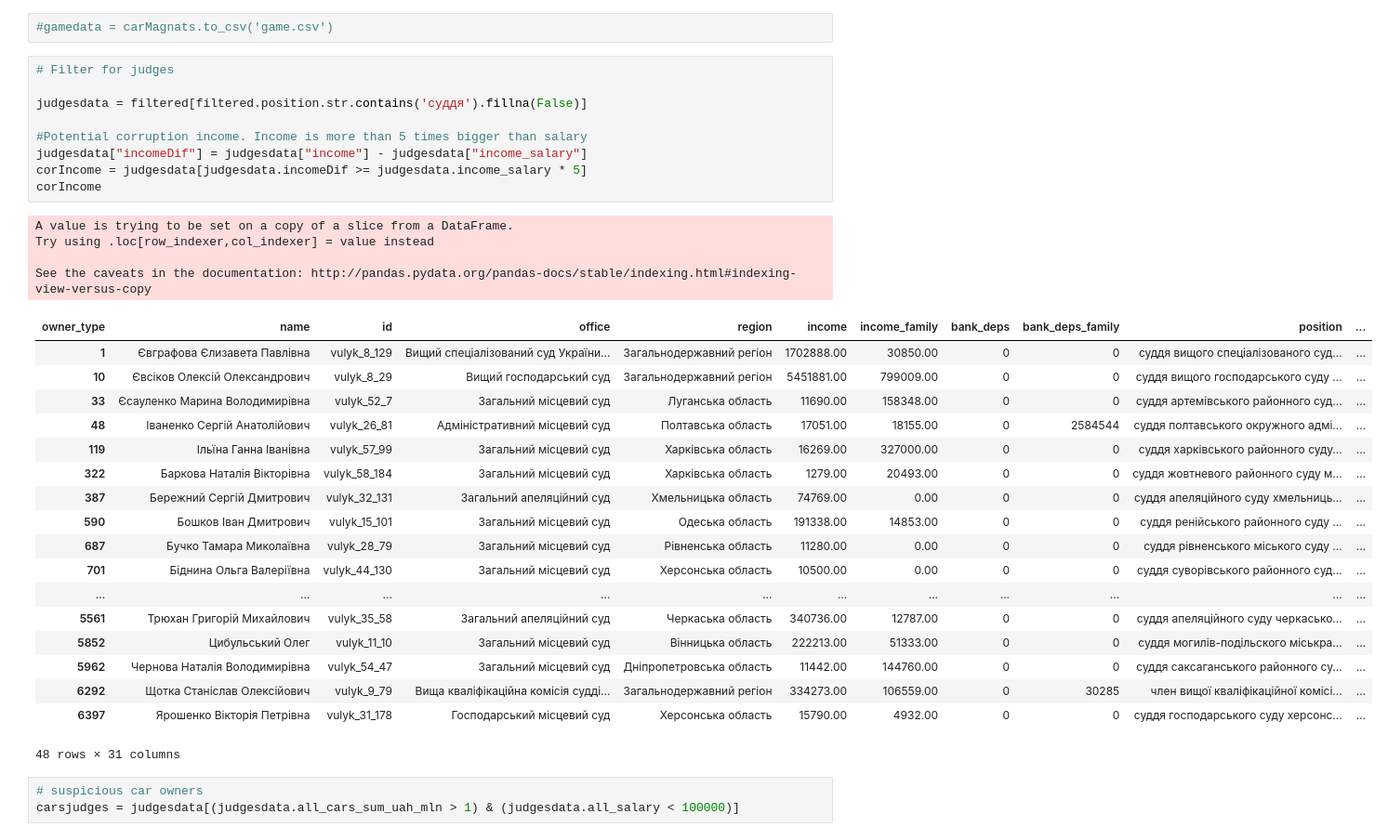
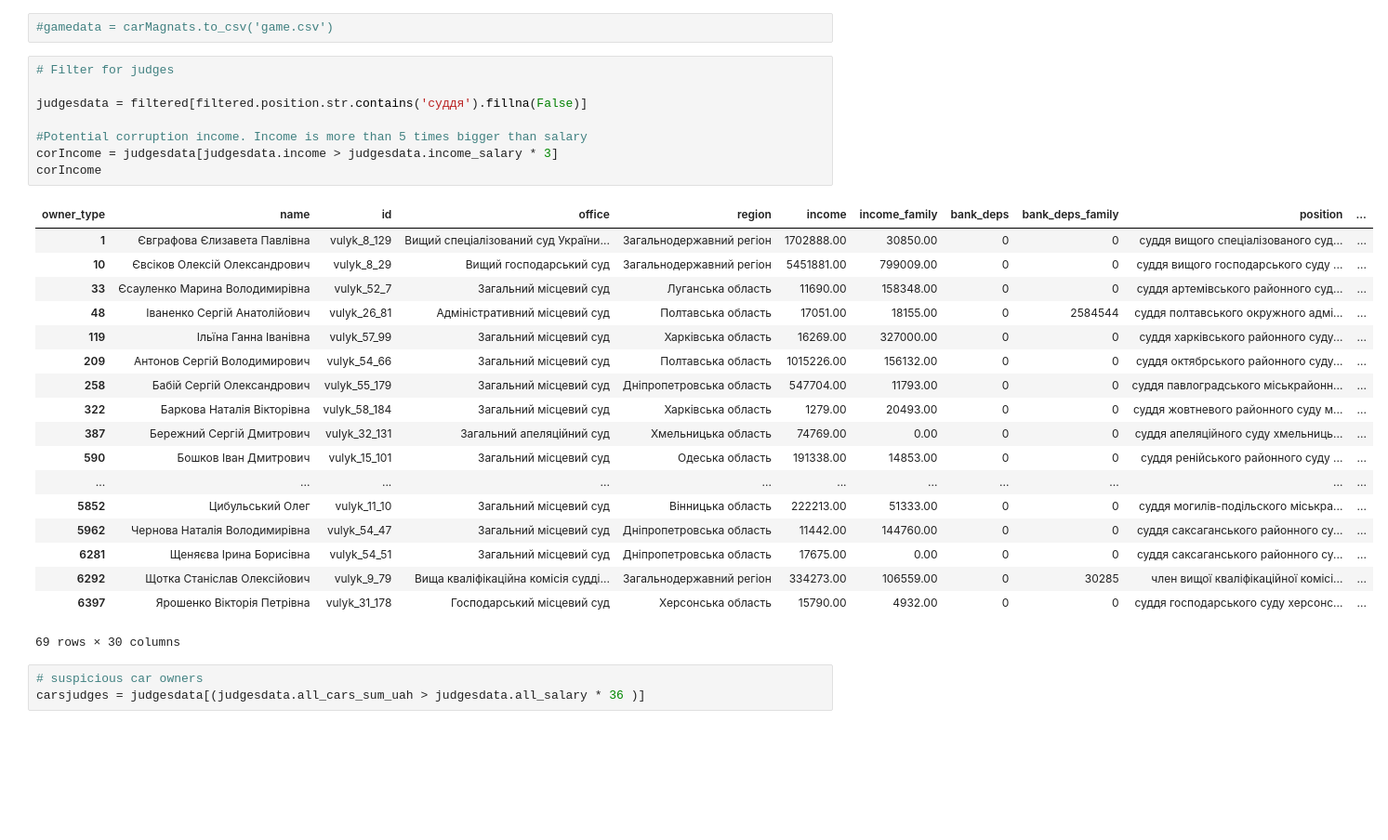
Before and after one commit to yarynam/texty_declaration_game, a Jupyter notebook: Cars_update.ipynb, the cells around one changed output. Shown at 93% size. Saved outputs shown, nothing was run; the diff lists cells and outputs as text; blank space fills up the shorter version.

```diff
--- a/Cars_update.ipynb
+++ b/Cars_update.ipynb
@@ -228,37 +228,32 @@ carMagnats
 # %%
 # Filter for judges
 
 judgesdata = filtered[filtered.position.str.contains('суддя').fillna(False)]
 
 #Potential corruption income. Income is more than 5 times bigger than salary
-judgesdata["incomeDif"] = judgesdata["income"] - judgesdata["income_salary"]
-corIncome = judgesdata[judgesdata.incomeDif >= judgesdata.income_salary * 5]
+corIncome = judgesdata[judgesdata.income > judgesdata.income_salary * 3]
 corIncome
 # %% [output]
+| owner_type | name | id | office | region | income | income_family | bank_deps | bank_deps_family | position | ... |
+| 1 | Євграфова Єлизавета Павлівна | vulyk_8_129 | Вищий спецiалiзований суд України... | Загальнодержавний регіон | 1702888.00 | 30850.00 | 0 | 0 | суддя вищого спеціалізованого суд... | ... |
+| 10 | Євсіков Олексій Олександрович | vulyk_8_29 | Вищий господарський суд | Загальнодержавний регіон | 5451881.00 | 799009.00 | 0 | 0 | суддя вищого господарського суду ... | ... |
+| 33 | Єсауленко Марина Володимирівна | vulyk_52_7 | Загальний місцевий суд | Луганська область | 11690.00 | 158348.00 | 0 | 0 | суддя артемівського районного суд... | ... |
+| 48 | Іваненко Сергій Анатолійович | vulyk_26_81 | Адміністративний місцевий суд | Полтавська область | 17051.00 | 18155.00 | 0 | 2584544 | суддя полтавського окружного адмі... | ... |
+| 119 | Ільїна Ганна Іванівна | vulyk_57_99 | Загальний місцевий суд | Харківська область | 16269.00 | 327000.00 | 0 | 0 | суддя харківського районного суду... | ... |
+| 209 | Антонов Сергій Володимирович | vulyk_54_66 | Загальний місцевий суд | Полтавська область | 1015226.00 | 156132.00 | 0 | 0 | суддя октябрського районного суду... | ... |
+| 258 | Бабій Сергій Олександрович | vulyk_55_179 | Загальний місцевий суд | Дніпропетровська область | 547704.00 | 11793.00 | 0 | 0 | суддя павлоградського міськрайонн... | ... |
+| 322 | Баркова Наталія Вікторівна | vulyk_58_184 | Загальний місцевий суд | Харківська область | 1279.00 | 20493.00 | 0 | 0 | суддя жовтневого районного суду м... | ... |
+| 387 | Бережний Сергій Дмитрович | vulyk_32_131 | Загальний апеляційний суд | Хмельницька область | 74769.00 | 0.00 | 0 | 0 | суддя апеляційного суду хмельниць... | ... |
+| 590 | Бошков Іван Дмитрович | vulyk_15_101 | Загальний місцевий суд | Одеська область | 191338.00 | 14853.00 | 0 | 0 | суддя ренійського районного суду ... | ... |
+| ... | ... | ... | ... | ... | ... | ... | ... | ... | ... | ... |
+| 5852 | Цибульський Олег | vulyk_11_10 | Загальний місцевий суд | Вінницька область | 222213.00 | 51333.00 | 0 | 0 | суддя могилів-подільского міськра... | ... |
+| 5962 | Чернова Наталія Володимирівна | vulyk_54_47 | Загальний місцевий суд | Дніпропетровська область | 11442.00 | 144760.00 | 0 | 0 | суддя саксаганського районного су... | ... |
+| 6281 | Щеняєва Ірина Борисівна | vulyk_54_51 | Загальний місцевий суд | Дніпропетровська область | 17675.00 | 0.00 | 0 | 0 | суддя саксаганського районного су... | ... |
+| 6292 | Щотка Станіслав Олексійович | vulyk_9_79 | Вища кваліфікаційна комісія судді... | Загальнодержавний регіон | 334273.00 | 106559.00 | 0 | 30285 | член вищої кваліфікаційної комісі... | ... |
+| 6397 | Ярошенко Вікторія Петрівна | vulyk_31_178 | Господарський місцевий суд | Херсонська область | 15790.00 | 4932.00 | 0 | 0 | суддя господарського суду херсонс... | ... |
-A value is trying to be set on a copy of a slice from a DataFrame.
-Try using .loc[row_indexer,col_indexer] = value instead
-
-See the caveats in the documentation: http://pandas.pydata.org/pandas-docs/stable/indexing.html#indexing-view-versus-copy
+69 rows × 30 columns
-| owner_type | name | id | office | region | income | income_family | bank_deps | bank_deps_family | position | ... |
-| 1 | Євграфова Єлизавета Павлівна | vulyk_8_129 | Вищий спецiалiзований суд України... | Загальнодержавний регіон | 1702888.00 | 30850.00 | 0 | 0 | суддя вищого спеціалізованого суд... | ... |
-| 10 | Євсіков Олексій Олександрович | vulyk_8_29 | Вищий господарський суд | Загальнодержавний регіон | 5451881.00 | 799009.00 | 0 | 0 | суддя вищого господарського суду ... | ... |
-| 33 | Єсауленко Марина Володимирівна | vulyk_52_7 | Загальний місцевий суд | Луганська область | 11690.00 | 158348.00 | 0 | 0 | суддя артемівського районного суд... | ... |
-| 48 | Іваненко Сергій Анатолійович | vulyk_26_81 | Адміністративний місцевий суд | Полтавська область | 17051.00 | 18155.00 | 0 | 2584544 | суддя полтавського окружного адмі... | ... |
-| 119 | Ільїна Ганна Іванівна | vulyk_57_99 | Загальний місцевий суд | Харківська область | 16269.00 | 327000.00 | 0 | 0 | суддя харківського районного суду... | ... |
-| 322 | Баркова Наталія Вікторівна | vulyk_58_184 | Загальний місцевий суд | Харківська область | 1279.00 | 20493.00 | 0 | 0 | суддя жовтневого районного суду м... | ... |
-| 387 | Бережний Сергій Дмитрович | vulyk_32_131 | Загальний апеляційний суд | Хмельницька область | 74769.00 | 0.00 | 0 | 0 | суддя апеляційного суду хмельниць... | ... |
-| 590 | Бошков Іван Дмитрович | vulyk_15_101 | Загальний місцевий суд | Одеська область | 191338.00 | 14853.00 | 0 | 0 | суддя ренійського районного суду ... | ... |
-| 687 | Бучко Тамара Миколаївна | vulyk_28_79 | Загальний місцевий суд | Рівненська область | 11280.00 | 0.00 | 0 | 0 | суддя рівненського міського суду ... | ... |
-| 701 | Біднина Ольга Валеріївна | vulyk_44_130 | Загальний місцевий суд | Херсонська область | 10500.00 | 0.00 | 0 | 0 | суддя суворівського районного суд... | ... |
-| ... | ... | ... | ... | ... | ... | ... | ... | ... | ... | ... |
-| 5561 | Трюхан Григорій Михайлович | vulyk_35_58 | Загальний апеляційний суд | Черкаська область | 340736.00 | 12787.00 | 0 | 0 | суддя апеляційного суду черкасько... | ... |
-| 5852 | Цибульський Олег | vulyk_11_10 | Загальний місцевий суд | Вінницька область | 222213.00 | 51333.00 | 0 | 0 | суддя могилів-подільского міськра... | ... |
-| 5962 | Чернова Наталія Володимирівна | vulyk_54_47 | Загальний місцевий суд | Дніпропетровська область | 11442.00 | 144760.00 | 0 | 0 | суддя саксаганського районного су... | ... |
-| 6292 | Щотка Станіслав Олексійович | vulyk_9_79 | Вища кваліфікаційна комісія судді... | Загальнодержавний регіон | 334273.00 | 106559.00 | 0 | 30285 | член вищої кваліфікаційної комісі... | ... |
-| 6397 | Ярошенко Вікторія Петрівна | vulyk_31_178 | Господарський місцевий суд | Херсонська область | 15790.00 | 4932.00 | 0 | 0 | суддя господарського суду херсонс... | ... |
-48 rows × 31 columns
 # %%
 # suspicious car owners
-carsjudges = judgesdata[(judgesdata.all_cars_sum_uah_mln > 1) & (judgesdata.all_salary < 100000)]
+carsjudges = judgesdata[(judgesdata.all_cars_sum_uah > judgesdata.all_salary * 36 )]
 # %%
 # suspicious flat owners
```
Also changed, not shown: parts of 9 cells of this notebook, 3 other files.
